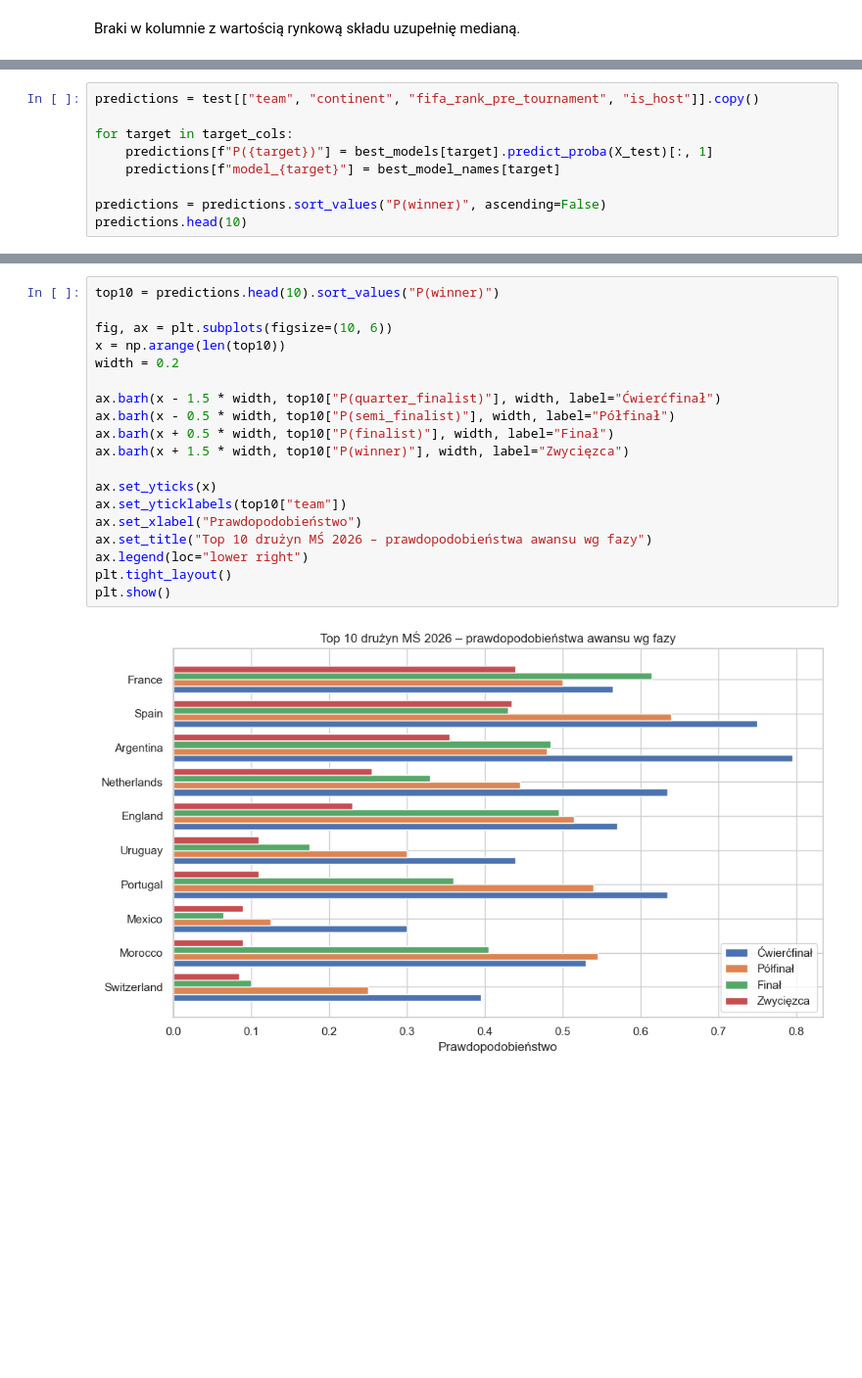
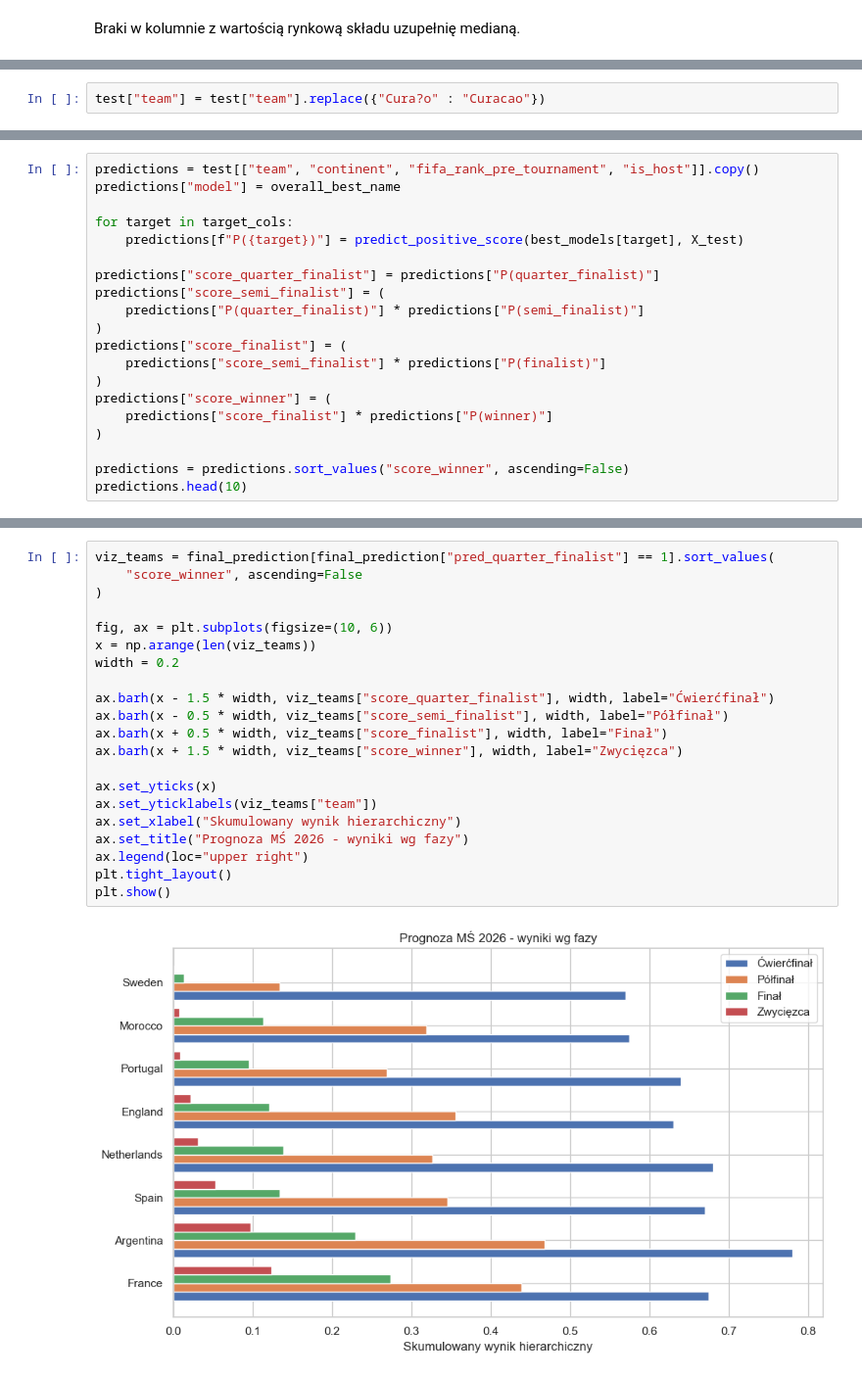
Before and after one commit to piotreuszxx/PwAD, a Jupyter notebook: lab08/PiotrPrzymus_127902_sprawozdanie_lab08.ipynb, the cells around one changed output, grey strips where cells are left out. Shown at 98% size. Cells and saved outputs as stored; diff of their text form; blank space fills up the shorter version.

```diff
--- a/lab08/PiotrPrzymus_127902_sprawozdanie_lab08.ipynb
+++ b/lab08/PiotrPrzymus_127902_sprawozdanie_lab08.ipynb
@@ -199 +205,3 @@ Braki po uzupełnieniu (test): 0
+# %%
+test["team"] = test["team"].replace({"Cura?o" : "Curacao"})
 # %% [markdown]
@@ -415,10 +458,21 @@ Na podstawie najlepszych modeli (wybranych w kroku 7) obliczyłem prawdopodobie
 # %%
 predictions = test[["team", "continent", "fifa_rank_pre_tournament", "is_host"]].copy()
+predictions["model"] = overall_best_name
 
 for target in target_cols:
-    predictions[f"P({target})"] = best_models[target].predict_proba(X_test)[:, 1]
-    predictions[f"model_{target}"] = best_model_names[target]
+    predictions[f"P({target})"] = predict_positive_score(best_models[target], X_test)
 
-predictions = predictions.sort_values("P(winner)", ascending=False)
+predictions["score_quarter_finalist"] = predictions["P(quarter_finalist)"]
+predictions["score_semi_finalist"] = (
+    predictions["P(quarter_finalist)"] * predictions["P(semi_finalist)"]
+)
+predictions["score_finalist"] = (
+    predictions["score_semi_finalist"] * predictions["P(finalist)"]
+)
+predictions["score_winner"] = (
+    predictions["score_finalist"] * predictions["P(winner)"]
+)
+
+predictions = predictions.sort_values("score_winner", ascending=False)
 predictions.head(10)
 # %% [output]
@@ -474,22 +567,24 @@ France       0.44
 # %%
-top10 = predictions.head(10).sort_values("P(winner)")
+viz_teams = final_prediction[final_prediction["pred_quarter_finalist"] == 1].sort_values(
+    "score_winner", ascending=False
+)
 
 fig, ax = plt.subplots(figsize=(10, 6))
-x = np.arange(len(top10))
+x = np.arange(len(viz_teams))
 width = 0.2
 
-ax.barh(x - 1.5 * width, top10["P(quarter_finalist)"], width, label="Ćwierćfinał")
-ax.barh(x - 0.5 * width, top10["P(semi_finalist)"], width, label="Półfinał")
-ax.barh(x + 0.5 * width, top10["P(finalist)"], width, label="Finał")
-ax.barh(x + 1.5 * width, top10["P(winner)"], width, label="Zwycięzca")
+ax.barh(x - 1.5 * width, viz_teams["score_quarter_finalist"], width, label="Ćwierćfinał")
+ax.barh(x - 0.5 * width, viz_teams["score_semi_finalist"], width, label="Półfinał")
+ax.barh(x + 0.5 * width, viz_teams["score_finalist"], width, label="Finał")
+ax.barh(x + 1.5 * width, viz_teams["score_winner"], width, label="Zwycięzca")
 
 ax.set_yticks(x)
-ax.set_yticklabels(top10["team"])
-ax.set_xlabel("Prawdopodobieństwo")
-ax.set_title("Top 10 drużyn MŚ 2026 – prawdopodobieństwa awansu wg fazy")
-ax.legend(loc="lower right")
+ax.set_yticklabels(viz_teams["team"])
+ax.set_xlabel("Skumulowany wynik hierarchiczny")
+ax.set_title("Prognoza MŚ 2026 - wyniki wg fazy")
+ax.legend(loc="upper right")
 plt.tight_layout()
 plt.show()
 # %% [output]
-[figure, old version]
+[figure, new version]
 # %% [markdown]
```
Also changed, not shown: parts of 38 cells of this notebook.
